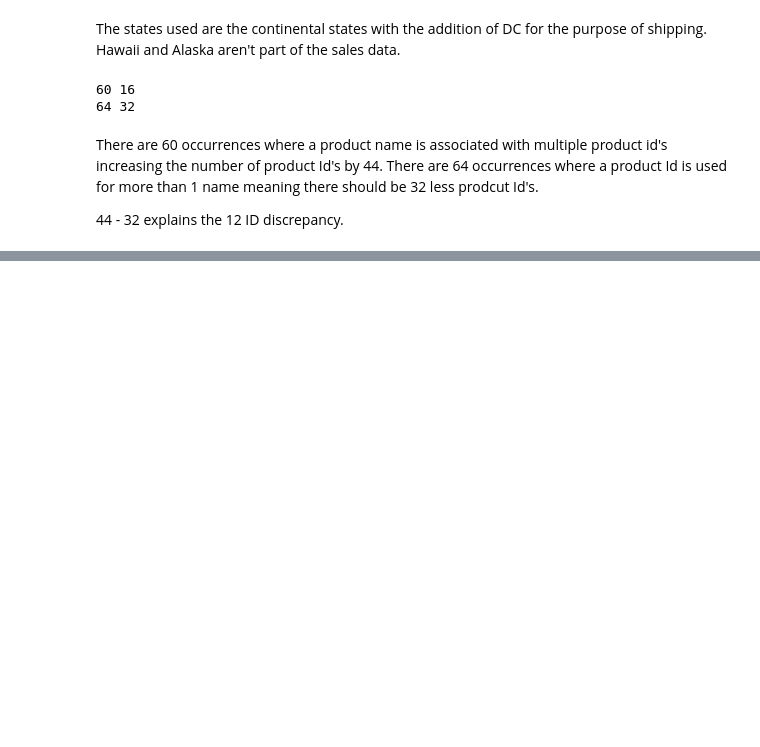
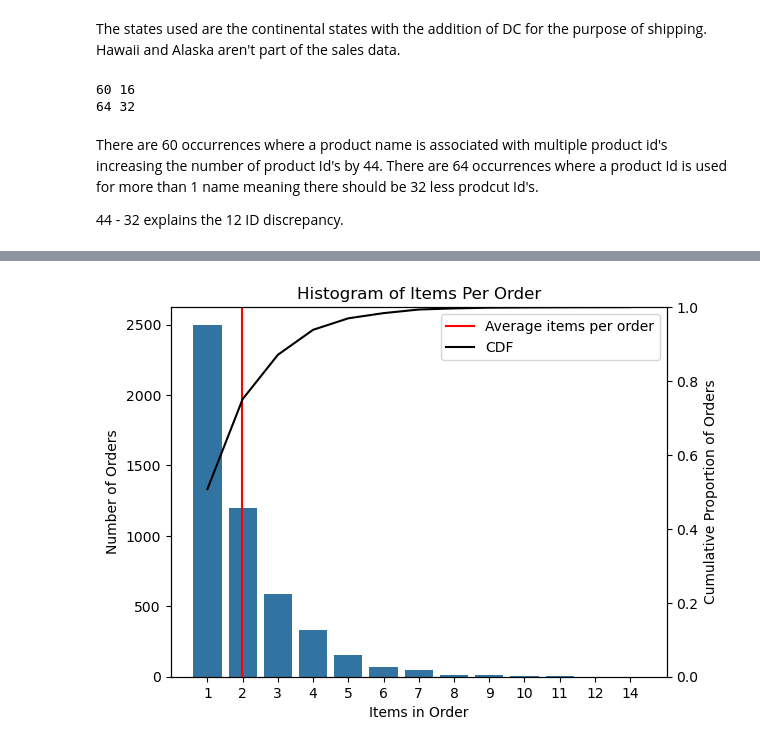
Before and after one commit to KWQ0002/py4eda-work, a Jupyter notebook: Project.ipynb, the cells around one changed output, grey strips where cells are left out. Drawn from its saved outputs; the diff is of its cells as text; code cells hidden in the pictures; blank space fills up the shorter version.

```diff
--- a/Project.ipynb
+++ b/Project.ipynb
@@ -211,0 +176,5 @@ Name: Sales, dtype: float64
+# %%
+#1 Code
+print(df.groupby('Order ID', observed = False)['Sales'].count().describe()) #basic statistics about how many items are on each order
+items_per_order = df.groupby('Order ID', observed = False)['Sales'].count()
+print(items_per_order.value_counts())
@@ -211,0 +199,30 @@ Name: Sales, dtype: float64
+# %%
+# Type of graph that is valuable in this case is one that displays the general shape of the data.
+# CDF adds a stronger understanding of how it fits in with total transaction counts
+
+counts = items_per_order.value_counts().sort_index()
+cdf = counts.cumsum() / counts.sum()
+
+fig, ax1 = plt.subplots() #define subplots to allow for CDF
+
+sns.barplot(x = counts.index, y = counts.values)
+plt.axvline(items_per_order.mean()-1,  label = "Average items per order", color = 'Red')
+plt.title("Histogram of Items Per Order")
+plt.xlabel("Items in Order")
+plt.ylabel("Number of Orders")
+
+
+bar_locs = ax1.get_xticks()
+ax2 = ax1.twinx()
+ax2.plot(bar_locs, cdf, label='CDF', color = 'Black')
+ax2.set_ylabel("Cumulative Proportion of Orders")
+ax2.set_ylim(0, 1)
+
+handles1, labels1 = ax1.get_legend_handles_labels()
+handles2, labels2 = ax2.get_legend_handles_labels()
+ax1.legend(handles1 + handles2, labels1 + labels2, loc="upper right")
+plt.show()
+#print(counts)
+#print(cdf)
+# %% [output]
+[figure, added]
```
Also changed, not shown: parts of 30 cells of this notebook.
